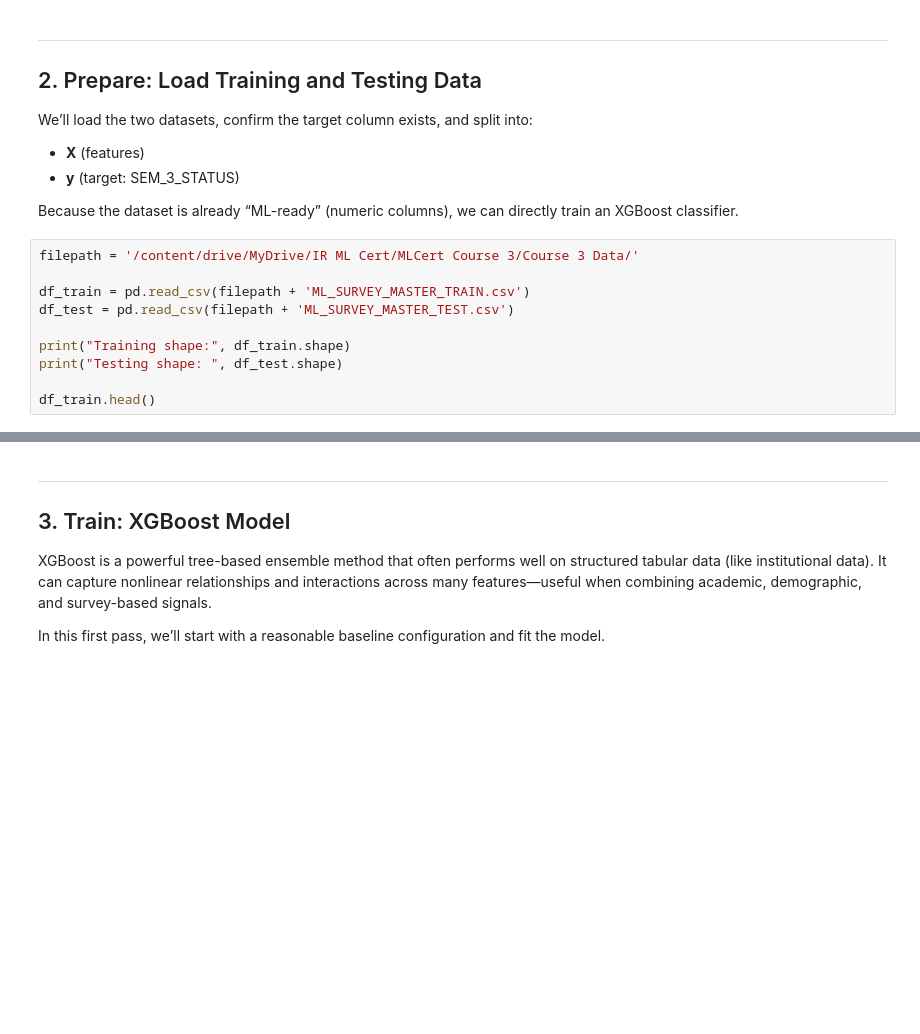
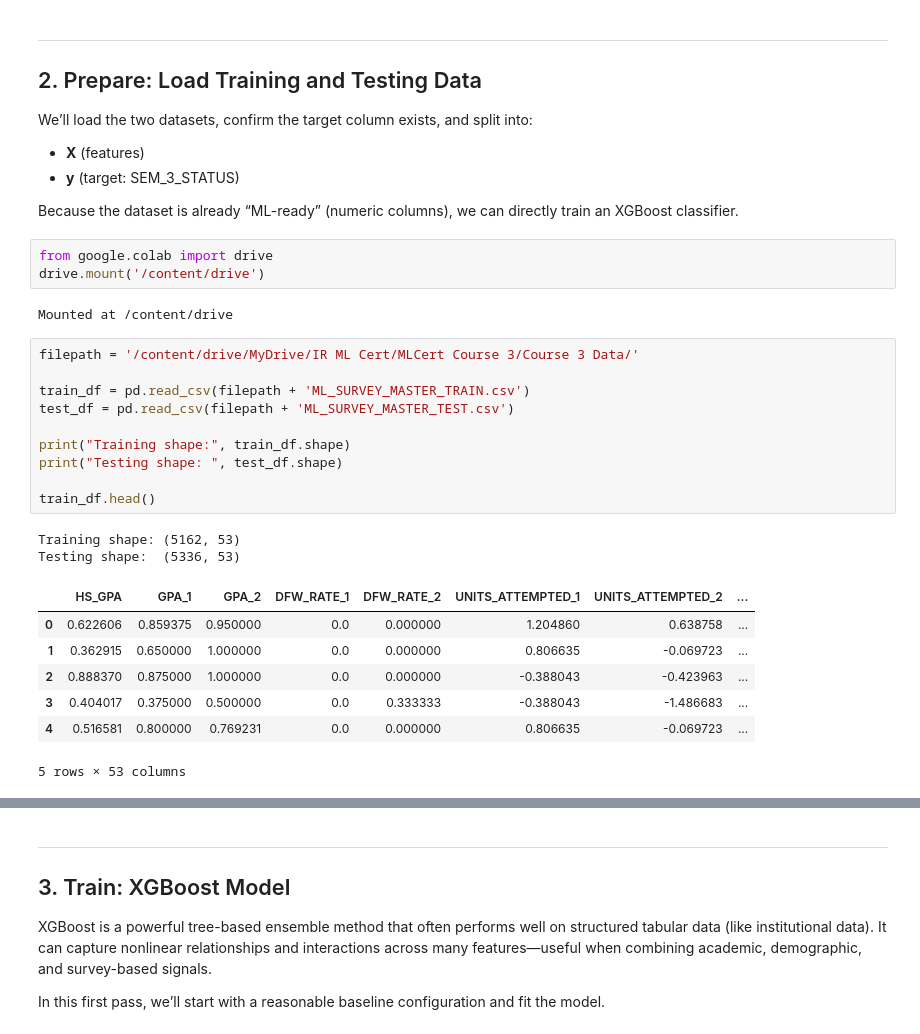
Before and after one commit to jcapitz/Applied-Data-Analytics-For-Higher-Education-Course-3, a Jupyter notebook: module_8_ml_in_survey_data/8.3 Enhancing Predictive Models with Survey Data.ipynb, the cells around one changed output, grey strips where cells are left out. Drawn from its saved outputs; the diff is of its cells as text; blank space fills up the shorter version.

```diff
--- a/module_8_ml_in_survey_data/8.3 Enhancing Predictive Models with Survey Data.ipynb
+++ b/module_8_ml_in_survey_data/8.3 Enhancing Predictive Models with Survey Data.ipynb
@@ -62,13 +62,28 @@ We’ll load the two datasets, confirm the target column exists, and split into:
 - **y** (target: SEM_3_STATUS)
 
 Because the dataset is already “ML-ready” (numeric columns), we can directly train an XGBoost classifier.
+# %%
+from google.colab import drive
+drive.mount('/content/drive')
+# %% [output]
+Mounted at /content/drive
 # %%
 filepath = '/content/drive/MyDrive/IR ML Cert/MLCert Course 3/Course 3 Data/'
 
-df_train = pd.read_csv(filepath + 'ML_SURVEY_MASTER_TRAIN.csv')
-df_test = pd.read_csv(filepath + 'ML_SURVEY_MASTER_TEST.csv')
+train_df = pd.read_csv(filepath + 'ML_SURVEY_MASTER_TRAIN.csv')
+test_df = pd.read_csv(filepath + 'ML_SURVEY_MASTER_TEST.csv')
 
-print("Training shape:", df_train.shape)
-print("Testing shape: ", df_test.shape)
+print("Training shape:", train_df.shape)
+print("Testing shape: ", test_df.shape)
 
-df_train.head()
+train_df.head()
+# %% [output]
+Training shape: (5162, 53)
+Testing shape:  (5336, 53)
+|  | HS_GPA | GPA_1 | GPA_2 | DFW_RATE_1 | DFW_RATE_2 | UNITS_ATTEMPTED_1 | UNITS_ATTEMPTED_2 | ... |
+| 0 | 0.622606 | 0.859375 | 0.950000 | 0.0 | 0.000000 | 1.204860 | 0.638758 | ... |
+| 1 | 0.362915 | 0.650000 | 1.000000 | 0.0 | 0.000000 | 0.806635 | -0.069723 | ... |
+| 2 | 0.888370 | 0.875000 | 1.000000 | 0.0 | 0.000000 | -0.388043 | -0.423963 | ... |
+| 3 | 0.404017 | 0.375000 | 0.500000 | 0.0 | 0.333333 | -0.388043 | -1.486683 | ... |
+| 4 | 0.516581 | 0.800000 | 0.769231 | 0.0 | 0.000000 | 0.806635 | -0.069723 | ... |
+5 rows × 53 columns
```
Also changed, not shown: parts of 12 cells of this notebook, 4 other files.
